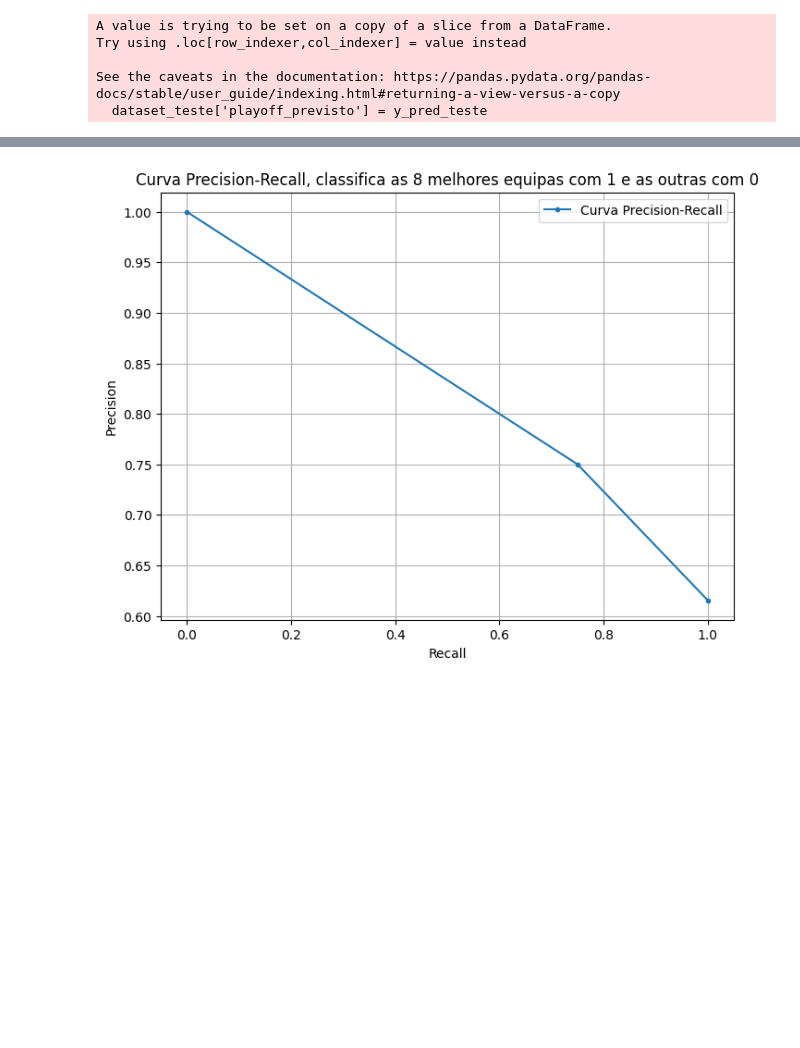
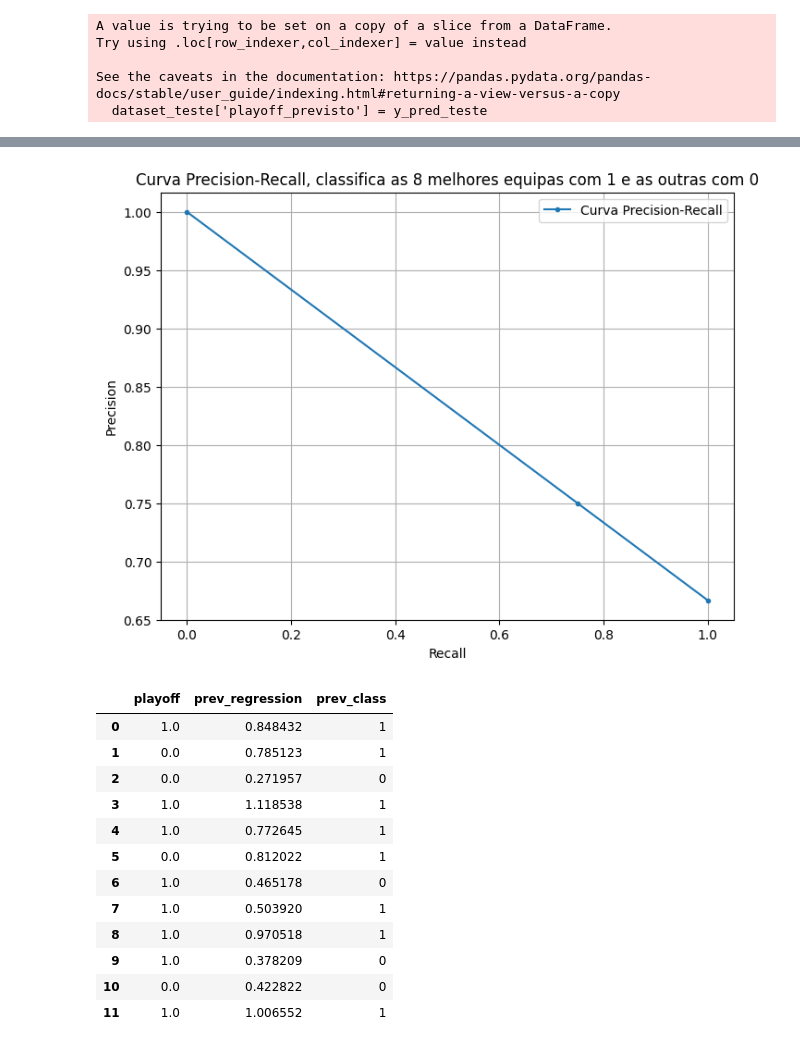
Before and after one commit to maxbper/AC, a Jupyter notebook: junta_2.ipynb, the cells around one changed output, grey strips where cells are left out. Drawn from its saved outputs; the diff is of its cells as text; code cells hidden in the pictures; blank space fills up the shorter version.

```diff
--- a/junta_2.ipynb
+++ b/junta_2.ipynb
@@ -386,7 +399,7 @@ players_stats_prevYear['year'] = players_stats_prevYear['year'] + 1
 
 
 players_stats_prevYear = players_stats_prevYear.merge(
-    merged_df2[['playerID', 'year', 'tmID', 'playoff','coachID']],
+    merged_df2[['playerID', 'year', 'tmID', 'playoff','coachID','confID']],
     on=['playerID', 'year'],
     how='left')
 
@@ -399,10 +412,10 @@ players_stats_prevYear_sorted = players_stats_prevYear.sort_values(by=['tmID', '
 
 #TODO NAO USAR APENAS 5 jogadores, usar todos da equipa
 # Selecionar os 5 melhores jogadores de cada equipe e ano
-#top_7_players = players_stats_prevYear_sorted.groupby(['tmID', 'year']).head(20)
+#top_7_players = players_stats_prevYear_sorted.groupby(['tmID', 'year']).head(9)
 
 # Agora, calcular a média das métricas apenas para os melhores jogadores
-team_year_stats = players_stats_prevYear_sorted.groupby(['tmID', 'year', 'playoff']).agg({
+team_year_stats = players_stats_prevYear_sorted.groupby(['tmID', 'year', 'playoff','confID']).agg({
     'PER': 'mean',
     'TS%': 'mean',
     'eFG%': 'mean',
@@ -414,7 +427,9 @@ team_year_stats = players_stats_prevYear_sorted.groupby(['tmID', 'year', 'playof
 }).reset_index()
 
 #TODO...........................................................
+playoff_teams_year11 = ["WAS", "NYL", "IND", "ATL", "SEA", "PHO", "SAS", "LAS"]
 
+team_year_stats.loc[(team_year_stats['year'] == 11) & (team_year_stats['tmID'].isin(playoff_teams_year11)), 'playoff'] = 1
 # Salva o novo dataset em um arquivo CSV
 team_year_stats.to_csv('cleanDatasets/team_year_stats.csv', index=False)
 
@@ -548,8 +563,8 @@ important_variable_names.extend(coach_columns) """
 # %%
 #Dividir o dataset para treino, validacao e teste
 
-dataset_treino = team_year_stats[(team_year_stats['year'] >= 0) & (team_year_stats['year'] <= 9)]
-dataset_teste = team_year_stats[team_year_stats['year'] == 10]
+dataset_treino = team_year_stats[(team_year_stats['year'] >= 0) & (team_year_stats['year'] <= 10)]
+dataset_teste = team_year_stats[team_year_stats['year'] == 11]
 # %%
 from sklearn.ensemble import RandomForestRegressor
 from sklearn.ensemble import GradientBoostingRegressor
@@ -1057,8 +1071,10 @@ dataset_resultados.head(20)
 #TODO adicionar as confID para selecionar os 4 melhores de cada liga
 
 #Seleciona os valores para cada equipa da conf
-dataset_para_obter_confID = pd.read_csv('cleanDatasets/players_and_teams.csv')
+dataset_para_obter_confID = pd.read_csv('cleanDatasets/team_year_stats.csv')
 y_unique = dataset_para_obter_confID[['tmID', 'confID']].drop_duplicates()
 
 # Adiciona a confID ao dataset x com base na correspondência com y
 dataset_resultados = dataset_resultados.merge(y_unique[['tmID', 'confID']], on='tmID', how='left')
+
+dataset_resultados.head(20)
@@ -1155,34 +1185,49 @@ y_true = resultados_4_melhores_final['top_8']
 
 # Encontrar o limiar de corte para as 8 melhores entradas em 'prev_regression'
 threshold = resultados_4_melhores_final['prev_regression'].nlargest(8).min()
 
 # Converter as previsões de 'prev_regression' em binário, onde 1 significa estar entre as 8 melhores previsões
 y_pred = (resultados_4_melhores_final['prev_regression'] >= threshold).astype(int)
 
 # Para mudar o nome de uma coluna, basta usar o método rename
 resultados_4_melhores_final = resultados_4_melhores_final.rename(columns={'top_8': 'prev_class'})
 
 #......................Desenhar a curva.................................
 from sklearn.metrics import precision_recall_curve
 
 # Supondo que 'resultados_4_melhores_final' tenha as colunas 'playoff' e 'prev_class'
 y_true = resultados_4_melhores_final['playoff']  # Rótulos reais
 y_scores = resultados_4_melhores_final['prev_class']  # Probabilidades ou escores de previsão
 
 # Calcular a curva Precision-Recall
 precision, recall, thresholds = precision_recall_curve(y_true, y_scores)
 
 # Plotar a curva Precision-Recall
 plt.figure(figsize=(8, 6))
 plt.plot(recall, precision, marker='.', label='Curva Precision-Recall')
 plt.xlabel('Recall')
 plt.ylabel('Precision')
 plt.title('Curva Precision-Recall, classifica as 8 melhores equipas com 1 e as outras com 0')
 plt.grid(True)
 plt.legend()
 plt.show()
+
+resultados_4_melhores_final.head(20)
 # %% [output]
-[figure, old version]
+[figure, new version]
+|  | playoff | prev_regression | prev_class |
+| 0 | 1.0 | 0.848432 | 1 |
+| 1 | 0.0 | 0.785123 | 1 |
+| 2 | 0.0 | 0.271957 | 0 |
+| 3 | 1.0 | 1.118538 | 1 |
+| 4 | 1.0 | 0.772645 | 1 |
+| 5 | 0.0 | 0.812022 | 1 |
+| 6 | 1.0 | 0.465178 | 0 |
+| 7 | 1.0 | 0.503920 | 1 |
+| 8 | 1.0 | 0.970518 | 1 |
+| 9 | 1.0 | 0.378209 | 0 |
+| 10 | 0.0 | 0.422822 | 0 |
+| 11 | 1.0 | 1.006552 | 1 |
 # %%
 #TODO Avaliar da forma do stor
 
```
Also changed, not shown: parts of 13 cells of this notebook, 4 other files.
